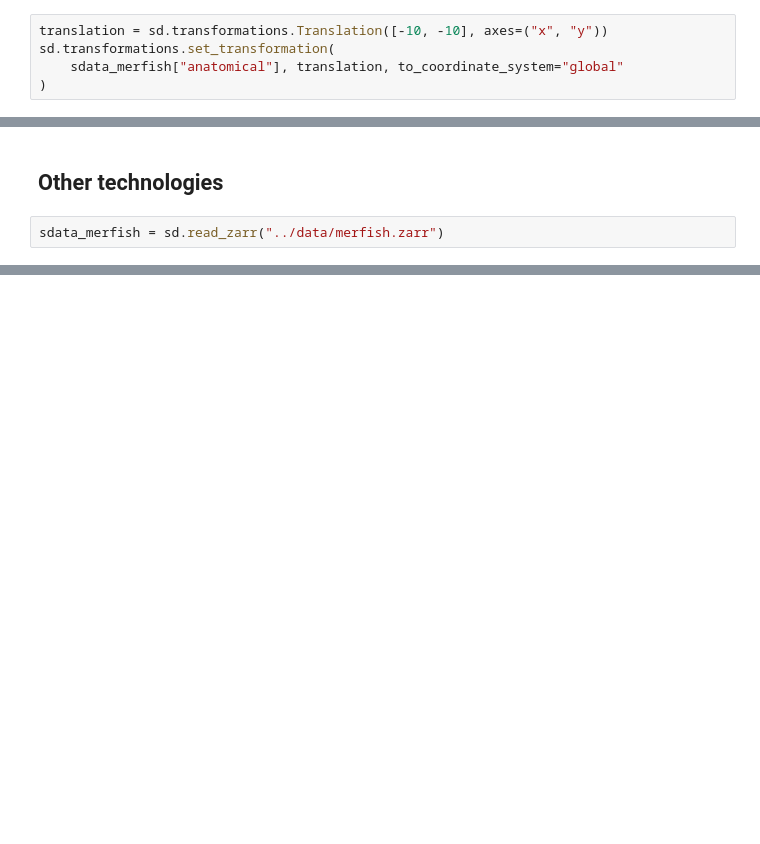
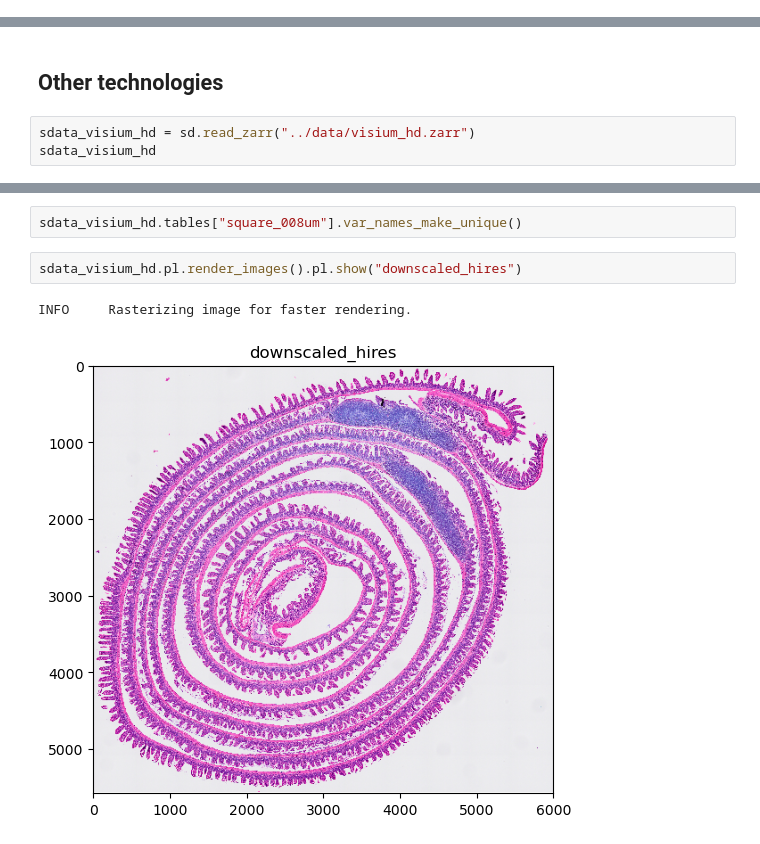
Before and after one commit to PMBio/spatialdata-workshops, a Jupyter notebook: notebooks/nb5_static_plotting.ipynb, the cells around one changed output, grey strips where cells are left out. Saved outputs shown, nothing was run; the diff lists cells and outputs as text; blank space fills up the shorter version.

```diff
--- a/notebooks/nb5_static_plotting.ipynb
+++ b/notebooks/nb5_static_plotting.ipynb
@@ -171,5 +81,0 @@ This tells us that the `Shapes` object holding this annotation does not get tran
-# %%
-translation = sd.transformations.Translation([-10, -10], axes=("x", "y"))
-sd.transformations.set_transformation(
-    sdata_merfish["anatomical"], translation, to_coordinate_system="global"
-)
@@ -203,4 +124,5 @@ for idx, gene in enumerate(["Lamp5", "Slc17a7", "Rab3b"]):
 # %% [markdown]
 ## Other technologies
 # %%
-sdata_merfish = sd.read_zarr("../data/merfish.zarr")
+sdata_visium_hd = sd.read_zarr("../data/visium_hd.zarr")
+sdata_visium_hd
@@ -206,0 +145,7 @@ sdata_merfish = sd.read_zarr("../data/merfish.zarr")
+# %%
+sdata_visium_hd.tables["square_008um"].var_names_make_unique()
+# %%
+sdata_visium_hd.pl.render_images().pl.show("downscaled_hires")
+# %% [output]
+INFO     Rasterizing image for faster rendering.
+[figure, added]
```
Also changed, not shown: parts of 36 cells of this notebook, 2 other files.
